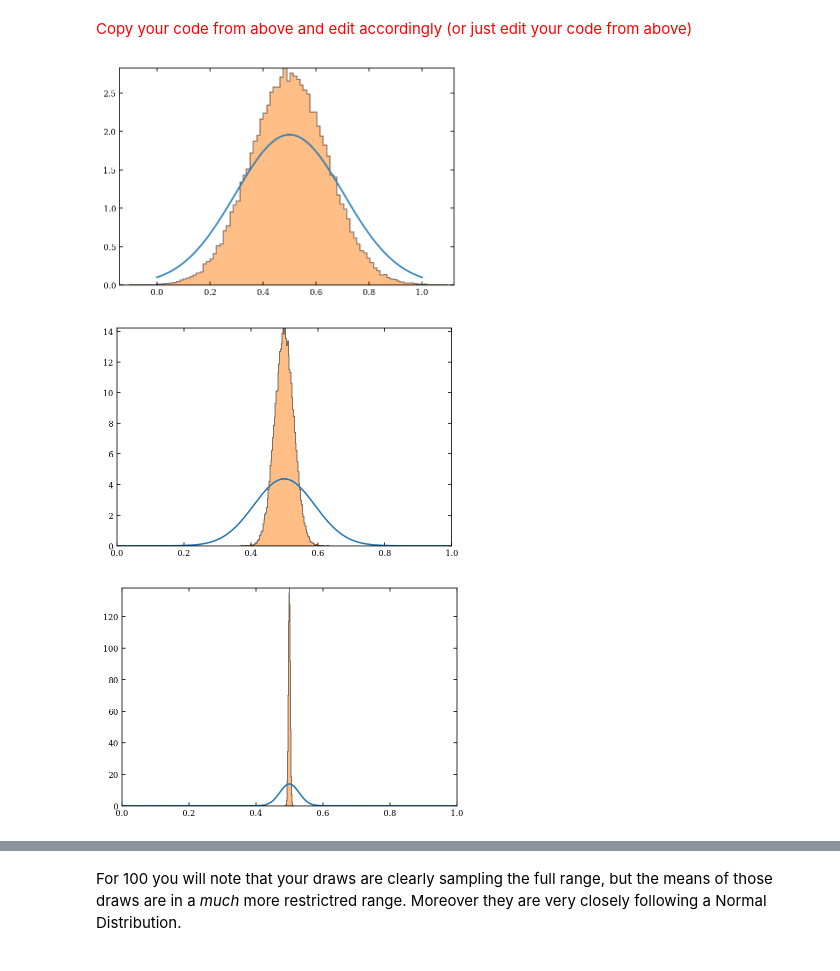
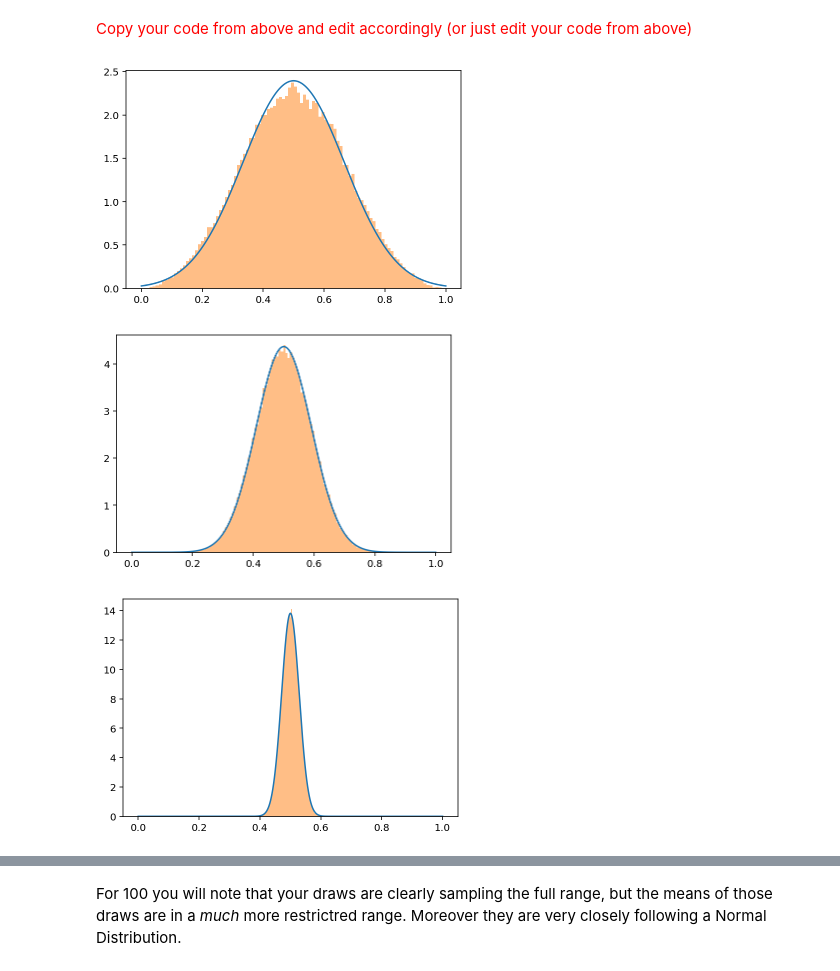
Before and after one commit to NihanPol/ASTR_3300_S2025, a Jupyter notebook: coursework/student_folders/zachary_zelensky/class_participation/Lecture_4_ZZelensky.ipynb, the cells around one changed output, grey strips where cells are left out. Saved outputs shown, nothing was run; the diff lists cells and outputs as text; code cells hidden in the pictures.

```diff
--- a/coursework/student_folders/zachary_zelensky/class_participation/Lecture_4_ZZelensky.ipynb
+++ b/coursework/student_folders/zachary_zelensky/class_participation/Lecture_4_ZZelensky.ipynb
@@ -77,7 +77,7 @@ mu = 0.5 # Location
 sigma_h = 1.0 / np.sqrt(12) # scale of h(x)
 sigma_cl = sigma_h / np.sqrt(N) # scale of mean error distribution
 
-xgrid = np.linspace(0,1,100000) # Array to sample the space
+xgrid = np.linspace(0,1,1000) # Array to sample the space
 
 # plot the distribution of means according to central limit theorem
 distG = scipy.stats.norm(mu, sigma_cl) # Complete
@@ -86,7 +86,7 @@ plt.plot(xgrid, distG.pdf(xgrid)) # Complete
 # Add a histogram that is the mean of 100,000 batches of N draws
 yy = []
 for i in np.arange(100000):
-    xx = distG.rvs(N) #np.random.normal(___, ___, ___) # N random draws
+    xx = np.random.normal(mu,sigma_h,N) #np.random.normal(___, ___, ___) # N random draws
     yy.append(np.mean(xx)) # Append average of those random draws to the end of the array
 
 _ = plt.hist(yy, bins=100, histtype='stepfilled', alpha=0.5, density=True)
@@ -111,12 +111,18 @@ sigma_cl = sigma_h / np.sqrt(N) # scale of mean error distribution
 # the distribution of the means of those batches. Show that the distribution
 # matches that implied by the central limit theorem.
 
-xgrid = np.linspace(0,1,1000) # Array to sample the space
-disth = scipy.stats.uniform(mu,sigma_cl) # Complete
-plt.plot(xgrid, disth.pdf(xgrid)) # Complete
+xgrid = np.linspace(0,1,100000) # Array to sample the space
 
-x = np.random.uniform(0,1,3) # Three random draws
-plt.plot(x, 0*x, '|', markersize=50)
-plt.xlabel('x')
-plt.ylabel('pdf')
+# plot the distribution of means according to central limit theorem
+distG = scipy.stats.norm(mu,sigma_cl) # Complete
+plt.plot(xgrid, distG.pdf(xgrid)) # Complete
+
+# Add a histogram that is the mean of 100,000 batches of N draws from a uniform dist
+disth=scipy.stats.uniform(0,1)
+yy = []
+for i in np.arange(100000):
+    xx = disth.rvs(N) #np.random.normal(___, ___, ___) # N random draws
+    yy.append(np.mean(xx)) # Append average of those random draws to the end of the array
+
+_ = plt.hist(yy, bins=100, histtype='stepfilled', alpha=0.5, density=True)
 # %% [output]
@@ -131,7 +136,7 @@ import numpy as np
 from matplotlib import pyplot as plt
 from scipy.stats import norm
 
-N = 3 # Number of draws
+N = 3 # Number of draws 3
 mu = 0.5 # Location
 sigma_h = 1.0 / np.sqrt(12) # scale of h(x)
 sigma_cl = sigma_h / np.sqrt(N) # scale of mean error distribution
@@ -143,20 +148,21 @@ distG = scipy.stats.norm(mu,sigma_cl) # Complete
 plt.plot(xgrid, distG.pdf(xgrid)) # Complete
 
 # Add a histogram that is the mean of 100,000 batches of N draws
+disth=scipy.stats.uniform(0,1)
 yy = []
 for i in np.arange(100000):
-    xx = distG.rvs(N) #np.random.normal(___, ___, ___) # N random draws
+    xx = disth.rvs(N) #np.random.normal(___, ___, ___) # N random draws
     yy.append(np.mean(xx)) # Append average of those random draws to the end of the array
 
 _ = plt.hist(yy, bins=100, histtype='stepfilled', alpha=0.5, density=True)
 # %% [output]
-[figure, old version]
+[figure, new version]
 # %%
 import numpy as np
 from matplotlib import pyplot as plt
 from scipy.stats import norm
 
-N = 10 # Number of draws
+N = 10 # Number of draws 10
 mu = 0.5 # Location
 sigma_h = 1.0 / np.sqrt(12) # scale of h(x)
 sigma_cl = sigma_h / np.sqrt(N) # scale of mean error distribution
@@ -168,36 +174,39 @@ distG = scipy.stats.norm(mu,sigma_cl) # Complete
 plt.plot(xgrid, distG.pdf(xgrid)) # Complete
 
 # Add a histogram that is the mean of 100,000 batches of N draws
+disth=scipy.stats.uniform(0,1)
 yy = []
 for i in np.arange(100000):
-    xx = distG.rvs(N) #np.random.normal(___, ___, ___) # N random draws
+    xx = disth.rvs(N) #np.random.normal(___, ___, ___) # N random draws
     yy.append(np.mean(xx)) # Append average of those random draws to the end of the array
 
 _ = plt.hist(yy, bins=100, histtype='stepfilled', alpha=0.5, density=True)
 # %% [output]
-[figure, old version]
+[figure, new version]
 # %%
 import numpy as np
 from matplotlib import pyplot as plt
 from scipy.stats import norm
 
-N = 100 # Number of draws
+N = 100 # Number of draws 100
 mu = 0.5 # Location
 sigma_h = 1.0 / np.sqrt(12) # scale of h(x)
 sigma_cl = sigma_h / np.sqrt(N) # scale of mean error distribution
 
 xgrid = np.linspace(0,1,100000) # Array to sample the space
 
 # plot the distribution of means according to central limit theorem
 distG = scipy.stats.norm(mu,sigma_cl) # Complete
 plt.plot(xgrid, distG.pdf(xgrid)) # Complete
 
 # Add a histogram that is the mean of 100,000 batches of N draws
+
+disth=scipy.stats.uniform(0,1)
 yy = []
 for i in np.arange(100000):
-    xx = distG.rvs(N) #np.random.normal(___, ___, ___) # N random draws
+    xx = disth.rvs(N) #np.random.normal(___, ___, ___) # N random draws
     yy.append(np.mean(xx)) # Append average of those random draws to the end of the array
 
 _ = plt.hist(yy, bins=100, histtype='stepfilled', alpha=0.5, density=True)
 # %% [output]
-[figure, old version]
+[figure, new version]
```
Also changed, not shown: parts of 13 cells of this notebook.
